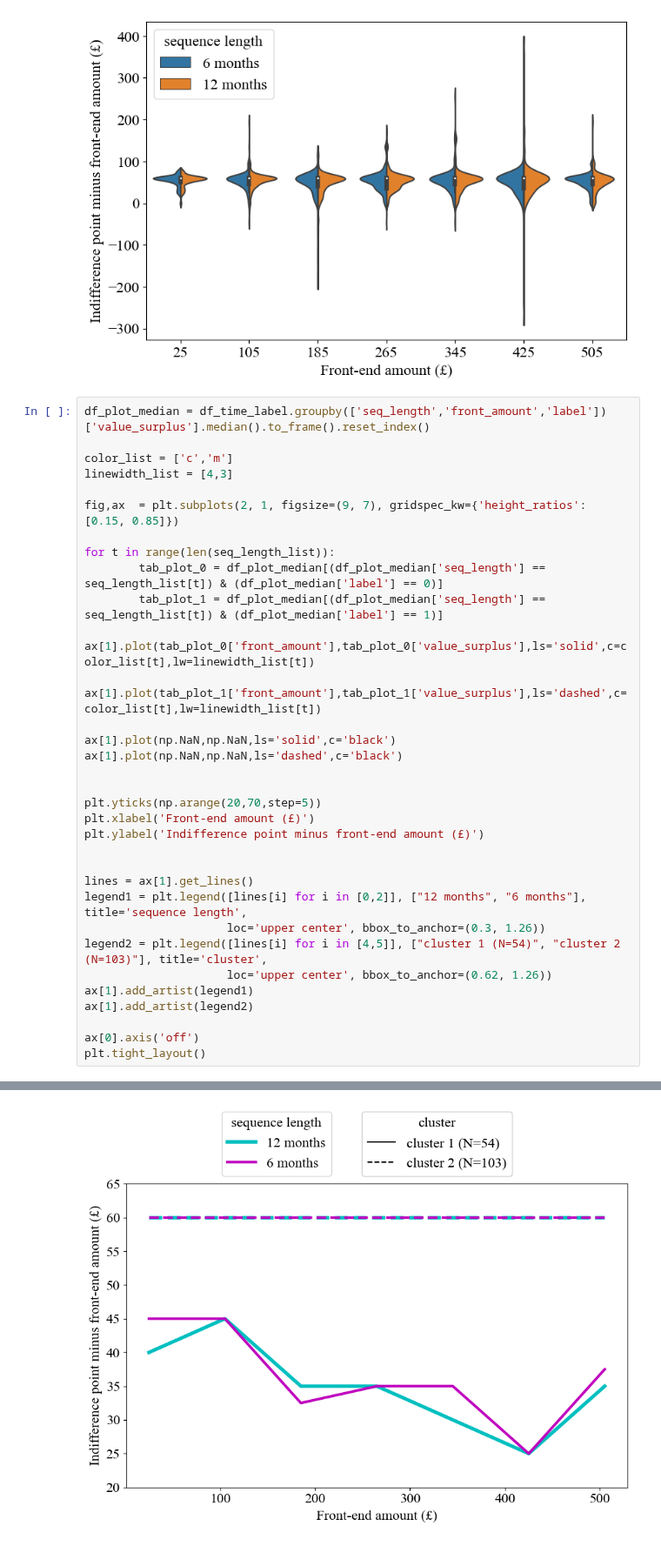
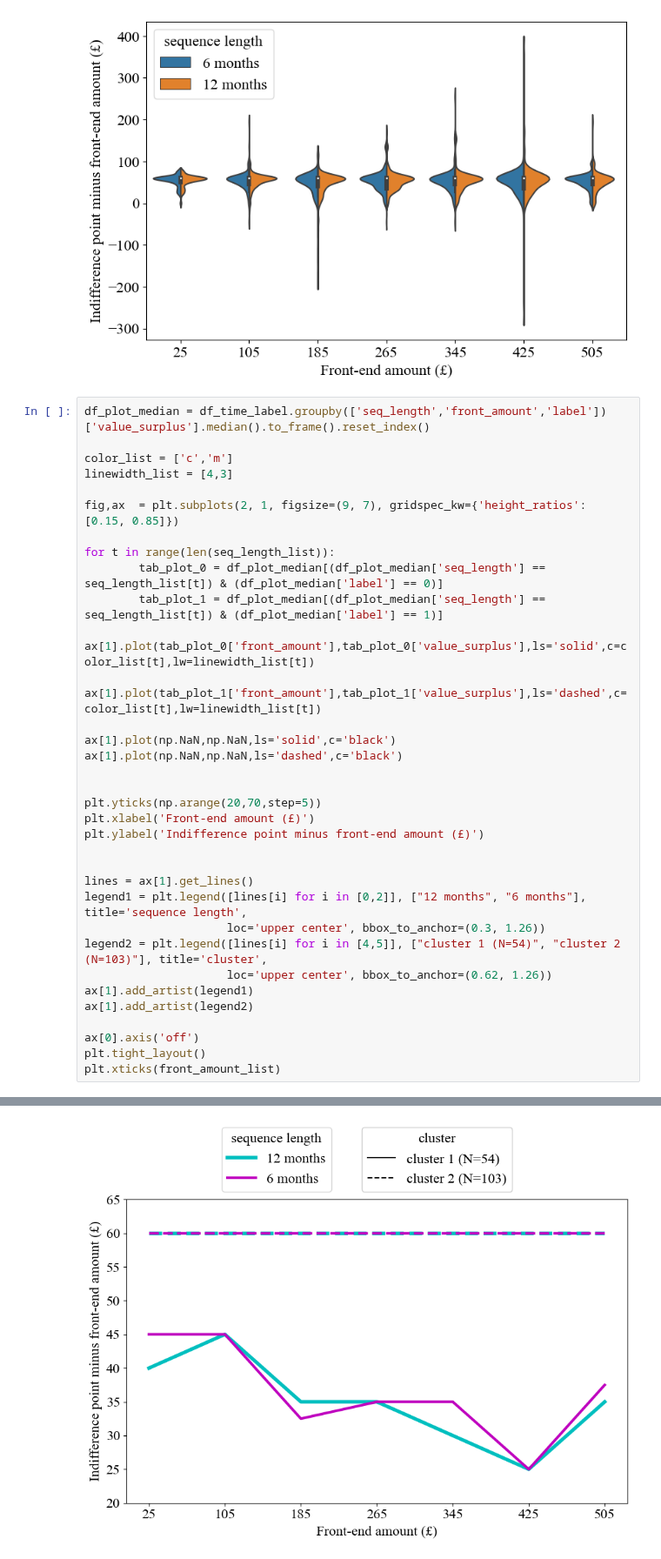
Before and after one commit to zarkwang/attention_discount_project, a Jupyter notebook: experiment_2/analysis.ipynb, the cells around one changed output, grey strips where cells are left out. Shown at 87% size. Saved outputs shown, nothing was run; the diff lists cells and outputs as text.

```diff
--- a/experiment_2/analysis.ipynb
+++ b/experiment_2/analysis.ipynb
@@ -225,4 +234,5 @@ ax[1].add_artist(legend2)
 
 ax[0].axis('off')
 plt.tight_layout()
+plt.xticks(front_amount_list)
 # %% [output]
@@ -229 +253 @@ plt.tight_layout()
-[figure, old version]
+[figure, new version]
```
Also changed, not shown: parts of 14 cells of this notebook, 3 other files.
